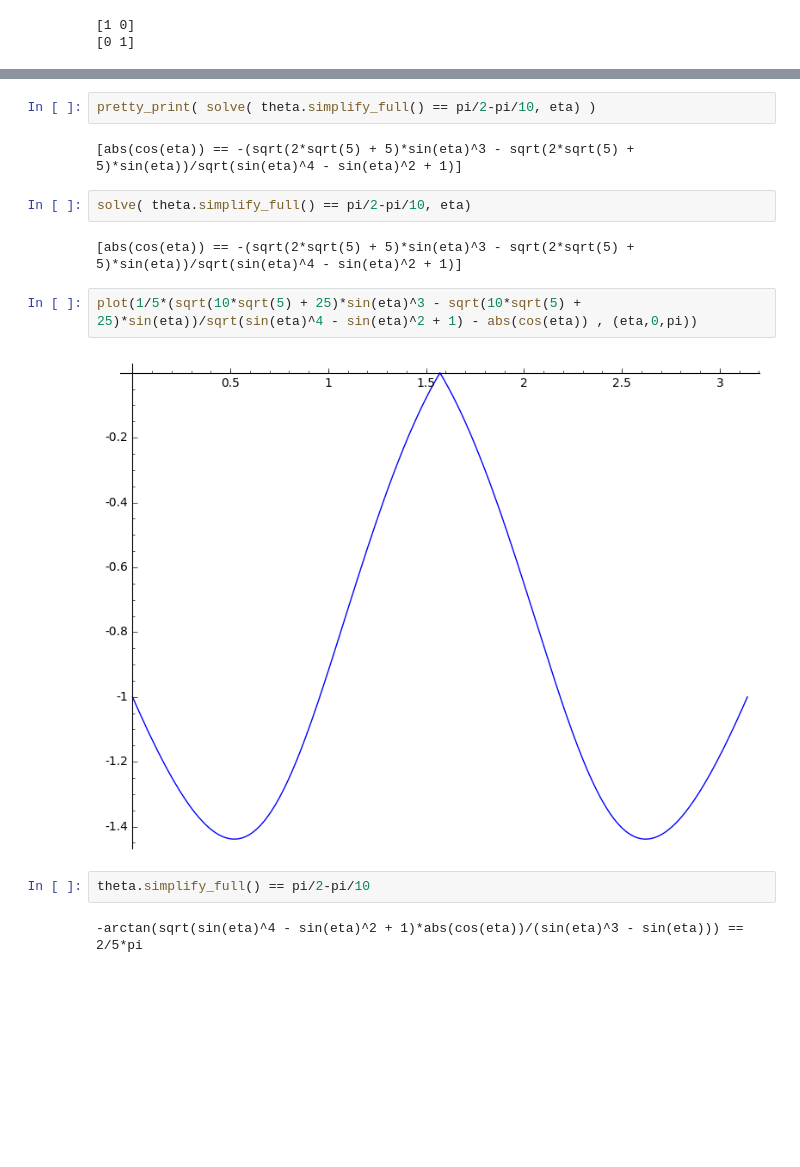
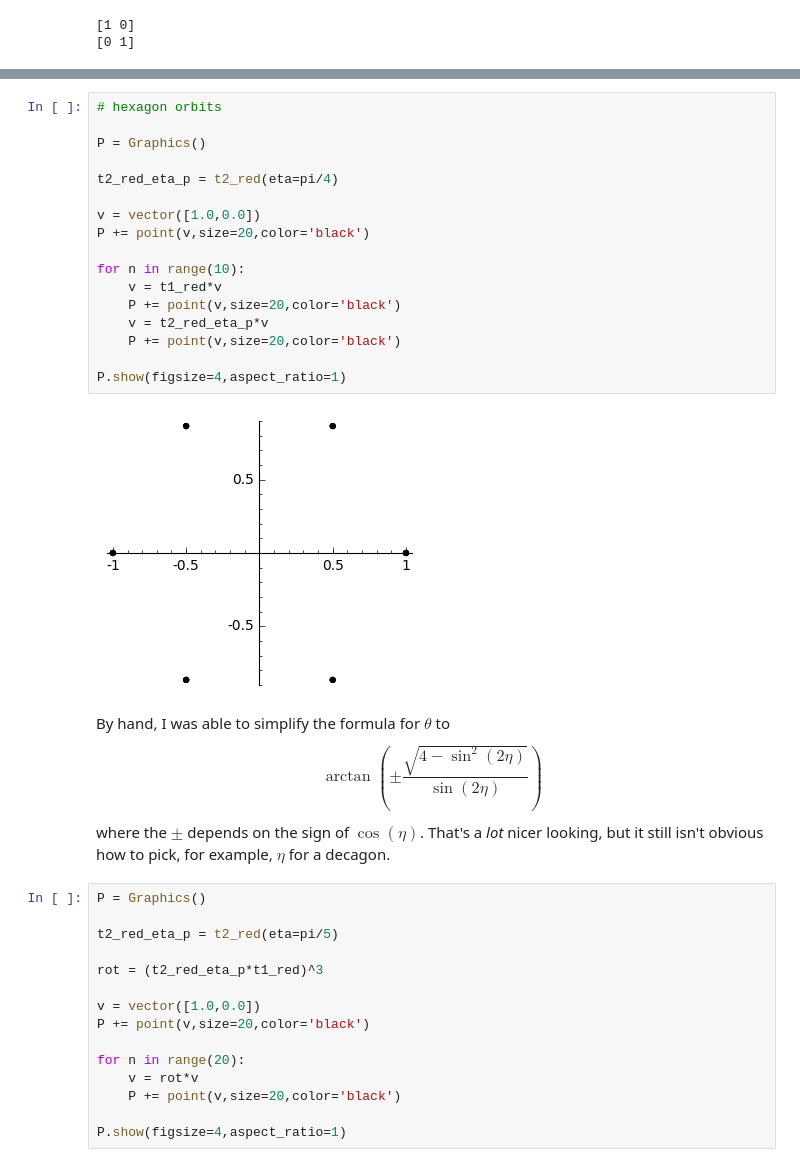
Before and after one commit to knappa/hardcore-3-interactions, a Jupyter notebook: representation.ipynb, the cells around one changed output, grey strips where cells are left out. Drawn from its saved outputs; the diff is of its cells as text; blank space fills up the shorter version.

```diff
--- a/representation.ipynb
+++ b/representation.ipynb
@@ -385,16 +395,38 @@ P.show()
-# %%
-pretty_print( solve( theta.simplify_full() == pi/2-pi/10, eta) )
-# %% [output]
-[abs(cos(eta)) == -(sqrt(2*sqrt(5) + 5)*sin(eta)^3 - sqrt(2*sqrt(5) + 5)*sin(eta))/sqrt(sin(eta)^4 - sin(eta)^2 + 1)]
-# %%
-solve( theta.simplify_full() == pi/2-pi/10, eta)
-# %% [output]
-[abs(cos(eta)) == -(sqrt(2*sqrt(5) + 5)*sin(eta)^3 - sqrt(2*sqrt(5) + 5)*sin(eta))/sqrt(sin(eta)^4 - sin(eta)^2 + 1)]
-# %%
-plot(1/5*(sqrt(10*sqrt(5) + 25)*sin(eta)^3 - sqrt(10*sqrt(5) + 25)*sin(eta))/sqrt(sin(eta)^4 - sin(eta)^2 + 1) - abs(cos(eta)) , (eta,0,pi))
-# %% [output]
-[figure, removed]
-# %%
-theta.simplify_full() == pi/2-pi/10
-# %% [output]
--arctan(sqrt(sin(eta)^4 - sin(eta)^2 + 1)*abs(cos(eta))/(sin(eta)^3 - sin(eta))) == 2/5*pi
+# %%
+# hexagon orbits
+
+P = Graphics()
+
+t2_red_eta_p = t2_red(eta=pi/4)
+
+v = vector([1.0,0.0])
+P += point(v,size=20,color='black')
+
+for n in range(10):
+    v = t1_red*v
+    P += point(v,size=20,color='black')
+    v = t2_red_eta_p*v
+    P += point(v,size=20,color='black')
+
+P.show(figsize=4,aspect_ratio=1)
+# %% [output]
+[figure, added]
+# %% [markdown]
+By hand, I was able to simplify the formula for $\theta$ to
+$$ \arctan\left( \pm \frac{ \sqrt{4-\sin^2(2\eta)}}{\sin(2\eta)} \right)$$
+where the $\pm$ depends on the sign of $\cos(\eta)$. That's a _lot_ nicer looking, but it still isn't obvious how to pick, for example, $\eta$ for a decagon.
+# %%
+P = Graphics()
+
+t2_red_eta_p = t2_red(eta=pi/5)
+
+rot = (t2_red_eta_p*t1_red)^3
+
+v = vector([1.0,0.0])
+P += point(v,size=20,color='black')
+
+for n in range(20):
+    v = rot*v
+    P += point(v,size=20,color='black')
+
+P.show(figsize=4,aspect_ratio=1)
```
Also changed, not shown: parts of 20 cells of this notebook, 1 other file.
